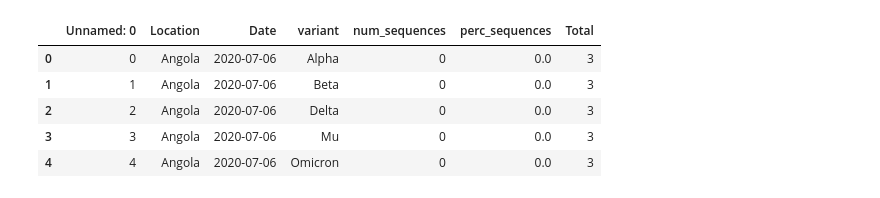
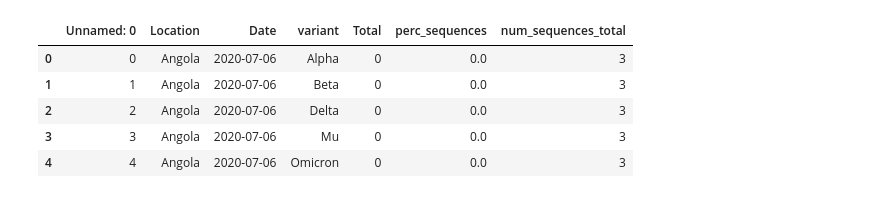
Before and after one commit to ijaz-hussain/ACIT-4855-Project-1, a Jupyter notebook: data_visual.ipynb, the cells around one changed output. Drawn from its saved outputs; the diff is of its cells as text; code cells hidden in the pictures.

```diff
--- a/data_visual.ipynb
+++ b/data_visual.ipynb
@@ -9,12 +9,12 @@ import plotly.express as px
 # %%
 df = pd.read_csv('covid-variants-cleaned.csv')
 # %%
-df = df.rename(columns = {"num_sequences_total":"Total"})
+df = df.rename(columns = {"num_sequences":"Total"})
 df = df.rename(columns = {"date":"Date"})
 df = df.rename(columns = {"location":"Location"})
 df.head()
 # %% [output]
-|  | Unnamed: 0 | Location | Date | variant | num_sequences | perc_sequences | Total |
+|  | Unnamed: 0 | Location | Date | variant | Total | perc_sequences | num_sequences_total |
 | 0 | 0 | Angola | 2020-07-06 | Alpha | 0 | 0.0 | 3 |
 | 1 | 1 | Angola | 2020-07-06 | Beta | 0 | 0.0 | 3 |
 | 2 | 2 | Angola | 2020-07-06 | Delta | 0 | 0.0 | 3 |
```
Also changed, not shown: parts of 6 cells of this notebook.
